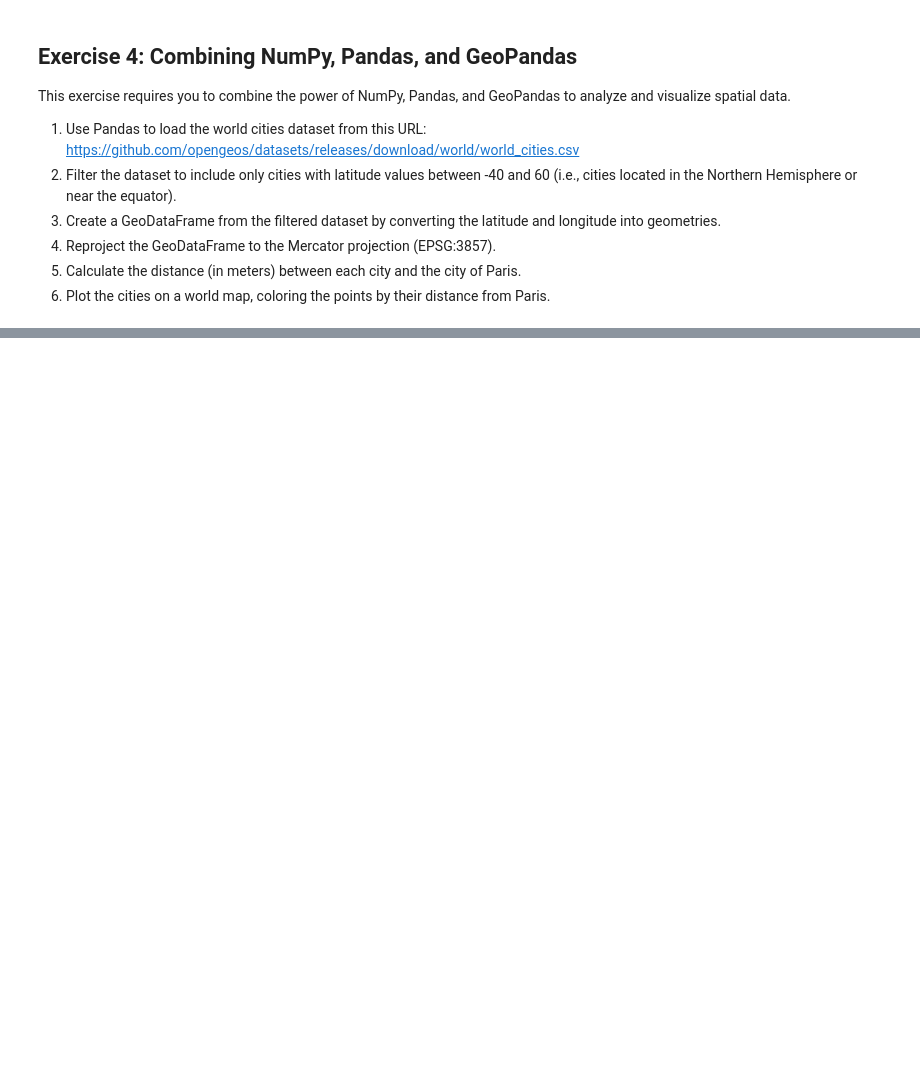
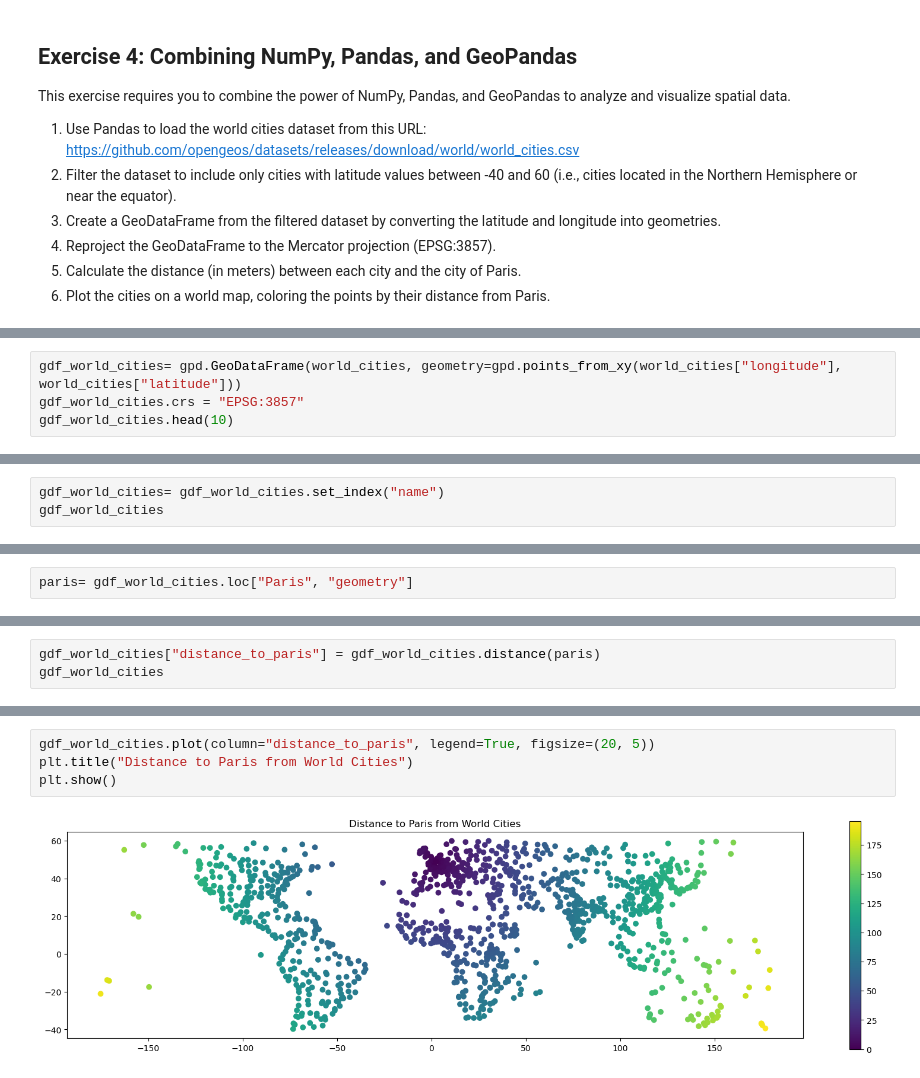
Before and after one commit to Geography-and-Planning/intro-to-gis, a Jupyter notebook: lab/lab_04.ipynb, the cells around one changed output, grey strips where cells are left out. Drawn from its saved outputs; the diff is of its cells as text; blank space fills up the shorter version.

```diff
--- a/lab/lab_04.ipynb
+++ b/lab/lab_04.ipynb
@@ -171,0 +240,4 @@ This exercise requires you to combine the power of NumPy, Pandas, and GeoPandas
+# %%
+gdf_world_cities= gpd.GeoDataFrame(world_cities, geometry=gpd.points_from_xy(world_cities["longitude"], world_cities["latitude"]))
+gdf_world_cities.crs = "EPSG:3857"
+gdf_world_cities.head(10)
@@ -171,0 +256,3 @@ This exercise requires you to combine the power of NumPy, Pandas, and GeoPandas
+# %%
+gdf_world_cities= gdf_world_cities.set_index("name")
+gdf_world_cities
@@ -171,0 +274,2 @@ This exercise requires you to combine the power of NumPy, Pandas, and GeoPandas
+# %%
+paris= gdf_world_cities.loc["Paris", "geometry"]
@@ -171,0 +278,3 @@ This exercise requires you to combine the power of NumPy, Pandas, and GeoPandas
+# %%
+gdf_world_cities["distance_to_paris"] = gdf_world_cities.distance(paris)
+gdf_world_cities
@@ -171,0 +296,6 @@ This exercise requires you to combine the power of NumPy, Pandas, and GeoPandas
+# %%
+gdf_world_cities.plot(column="distance_to_paris", legend=True, figsize=(20, 5))
+plt.title("Distance to Paris from World Cities")
+plt.show()
+# %% [output]
+[figure, added]
```
Also changed, not shown: parts of 12 cells of this notebook, 2 other files.
